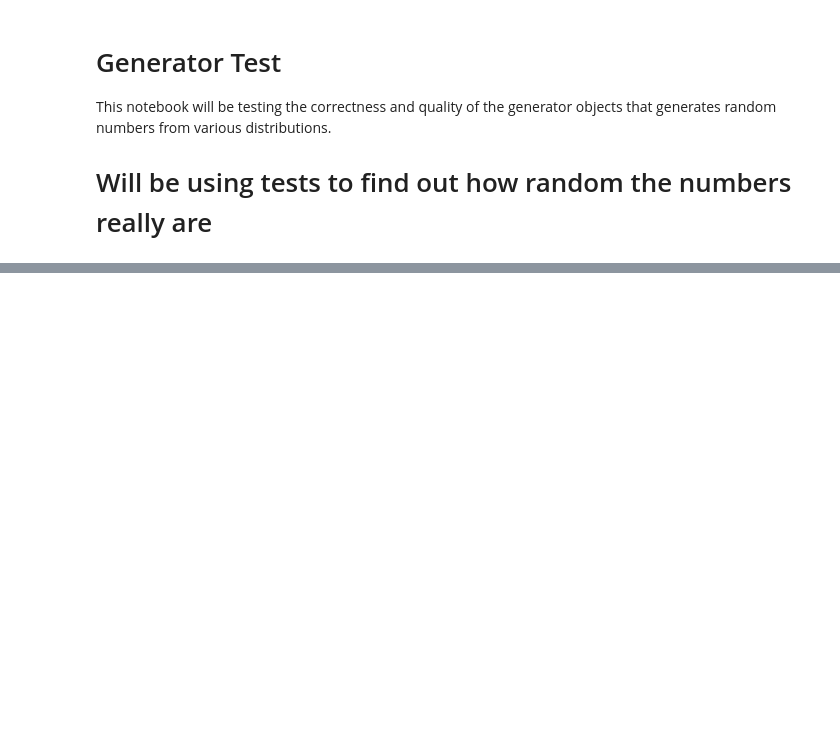
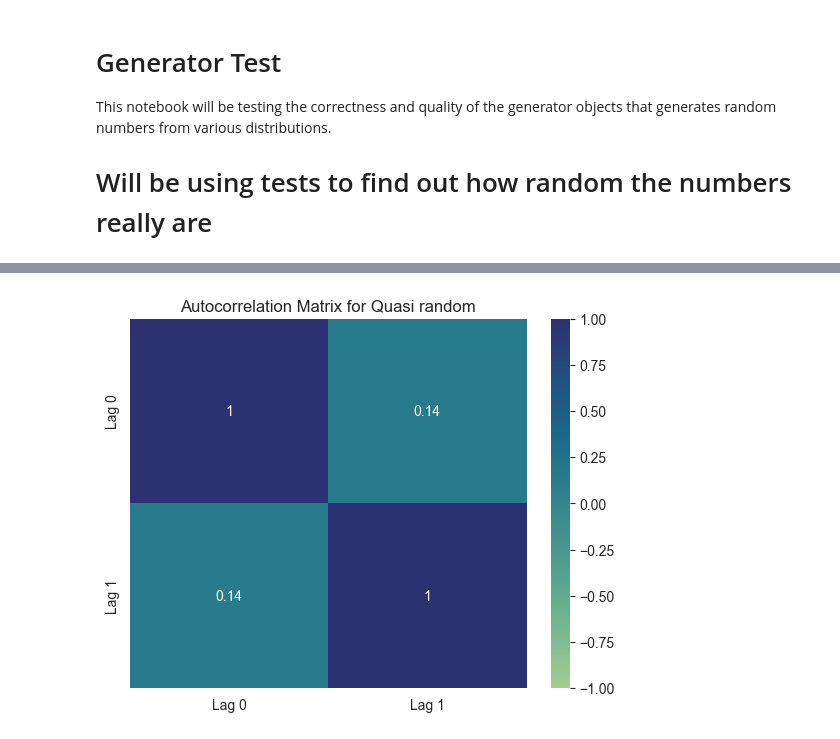
Before and after one commit to jakubjanak2004/probability-and-stats, a Jupyter notebook: generator_analysis.ipynb, the cells around one changed output, grey strips where cells are left out. Drawn from its saved outputs; the diff is of its cells as text; code cells hidden in the pictures; blank space fills up the shorter version.

```diff
--- a/generator_analysis.ipynb
+++ b/generator_analysis.ipynb
@@ -55,0 +68,7 @@ plt.show()
+# %%
+sns.heatmap(corr_matrix_q, annot=True, cmap='crest', vmin=-1, vmax=1,
+            xticklabels=["Lag 0", "Lag 1"], yticklabels=["Lag 0", "Lag 1"])
+plt.title("Autocorrelation Matrix for Quasi random")
+plt.show()
+# %% [output]
+[figure, added]
```
Also changed, not shown: parts of 9 cells of this notebook.
